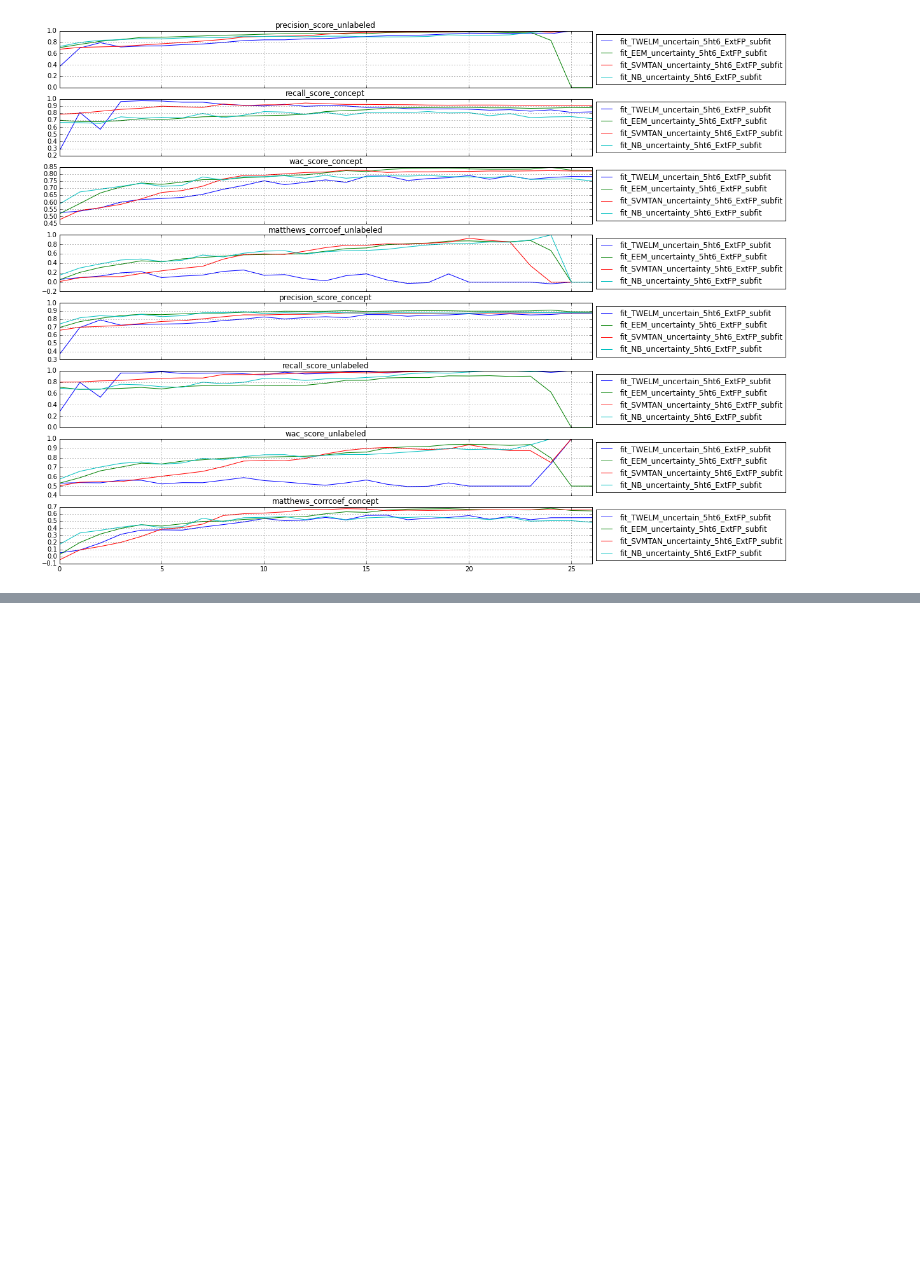
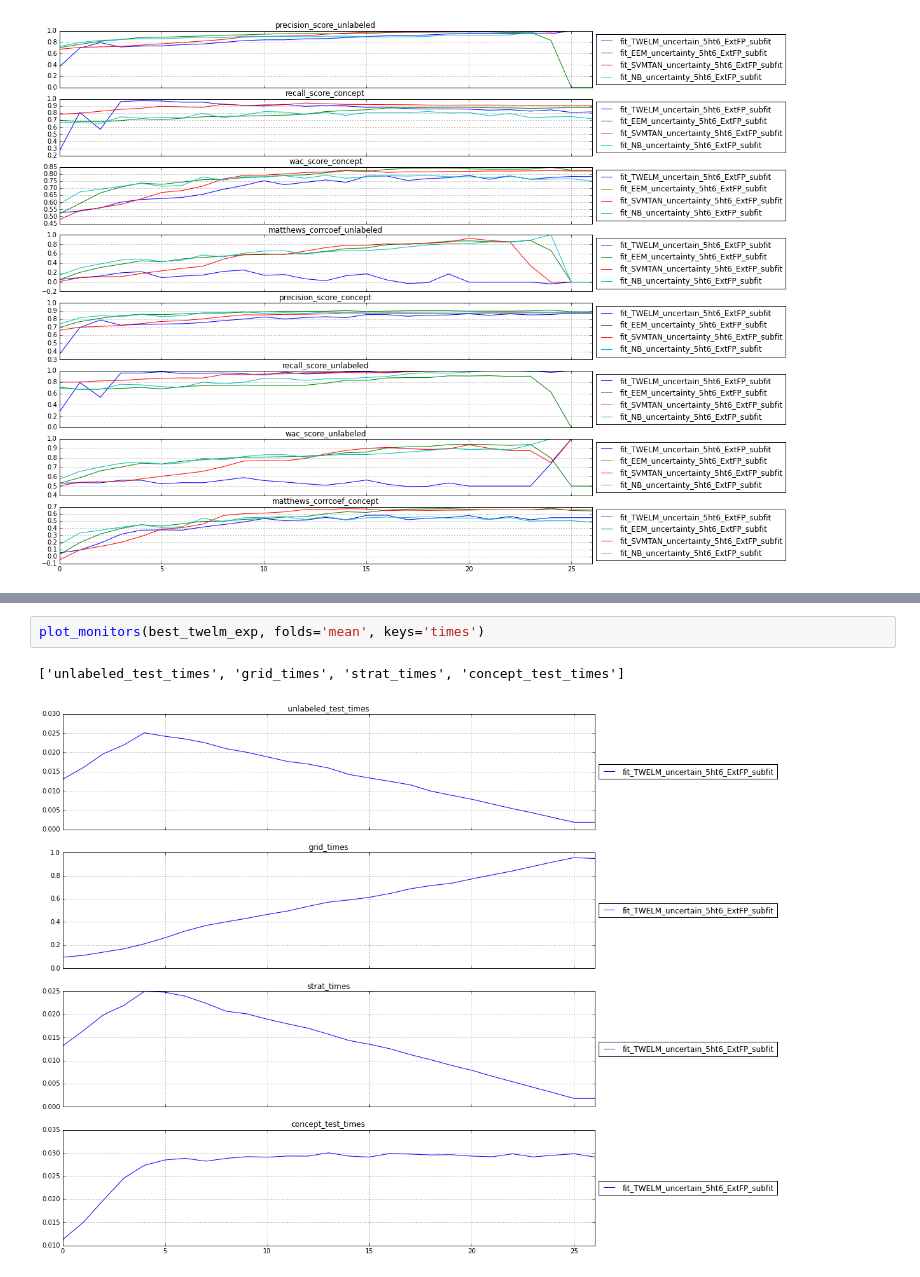
Before and after one commit to gmum/mlls2015, a Jupyter notebook: notebooks/results.ipynb, the cells around one changed output, grey strips where cells are left out. Cells and saved outputs as stored; diff of their text form; blank space fills up the shorter version.

Commit message:
ploting times

```diff
--- a/notebooks/results.ipynb
+++ b/notebooks/results.ipynb
@@ -202 +176,6 @@ best_twelm_exp.monitors[0].keys()
+# %%
+plot_monitors(best_twelm_exp, folds='mean', keys='times')
+# %% [output]
+['unlabeled_test_times', 'grid_times', 'strat_times', 'concept_test_times']
+[figure, added]
 # %%
```
Also changed, not shown: parts of 5 cells of this notebook, 3 other files.
